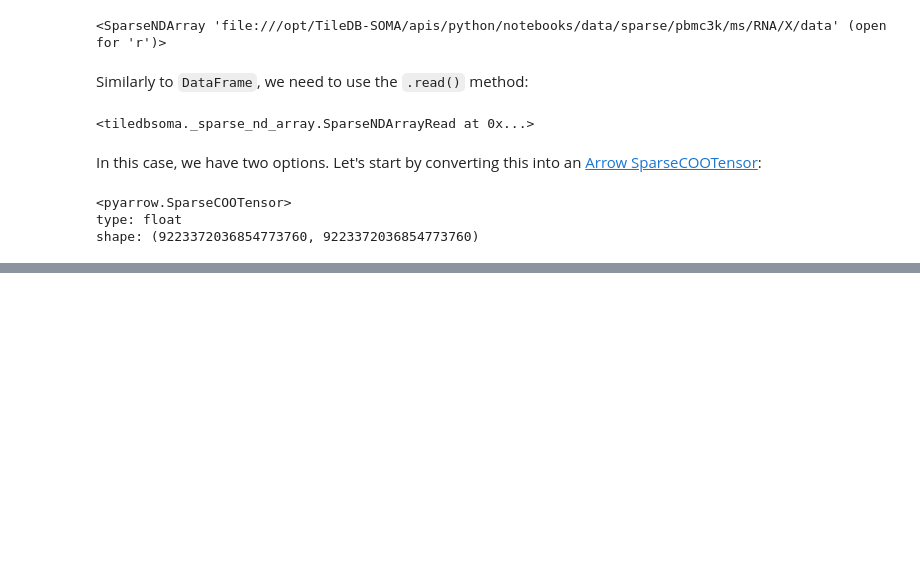
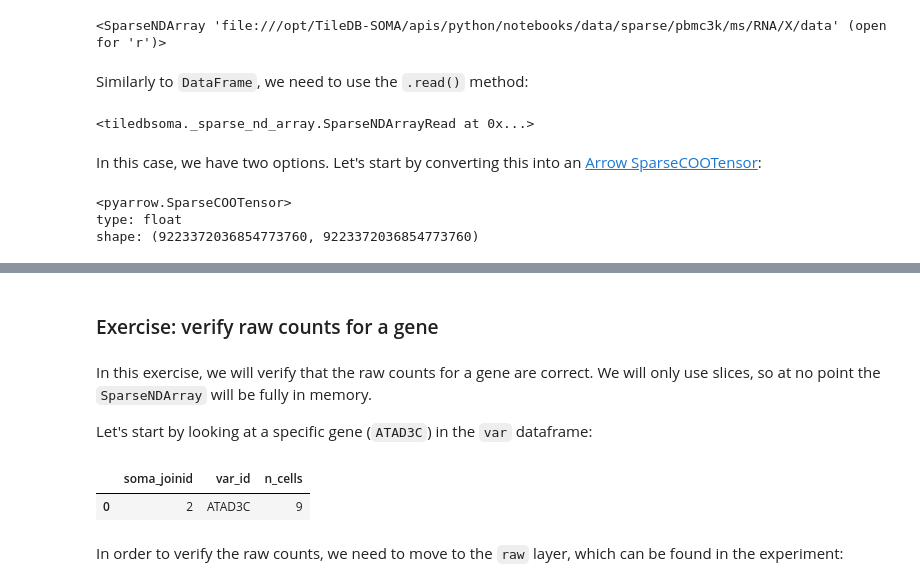
Before and after one commit to single-cell-data/TileDB-SOMA, a Jupyter notebook: apis/python/notebooks/tutorial_soma_reading.ipynb, the cells around one changed output, grey strips where cells are left out. Saved outputs shown, nothing was run; the diff lists cells and outputs as text; code cells hidden in the pictures; blank space fills up the shorter version.

```diff
--- a/apis/python/notebooks/tutorial_soma_reading.ipynb
+++ b/apis/python/notebooks/tutorial_soma_reading.ipynb
@@ -235,0 +357,13 @@ shape: (9223372036854773760, 9223372036854773760)
+# %% [markdown]
+### Exercise: verify raw counts for a gene
+# %% [markdown]
+In this exercise, we will verify that the raw counts for a gene are correct. We will only use slices, so at no point the `SparseNDArray` will be fully in memory.
+
+Let's start by looking at a specific gene (`ATAD3C`) in the `var` dataframe:
+# %%
+var.read(value_filter="var_id == 'ATAD3C'").concat().to_pandas()
+# %% [output]
+|  | soma_joinid | var_id | n_cells |
+| 0 | 2 | ATAD3C | 9 |
+# %% [markdown]
+In order to verify the raw counts, we need to move to the `raw` layer, which can be found in the experiment:
```
Also changed, not shown: parts of 33 cells of this notebook.
